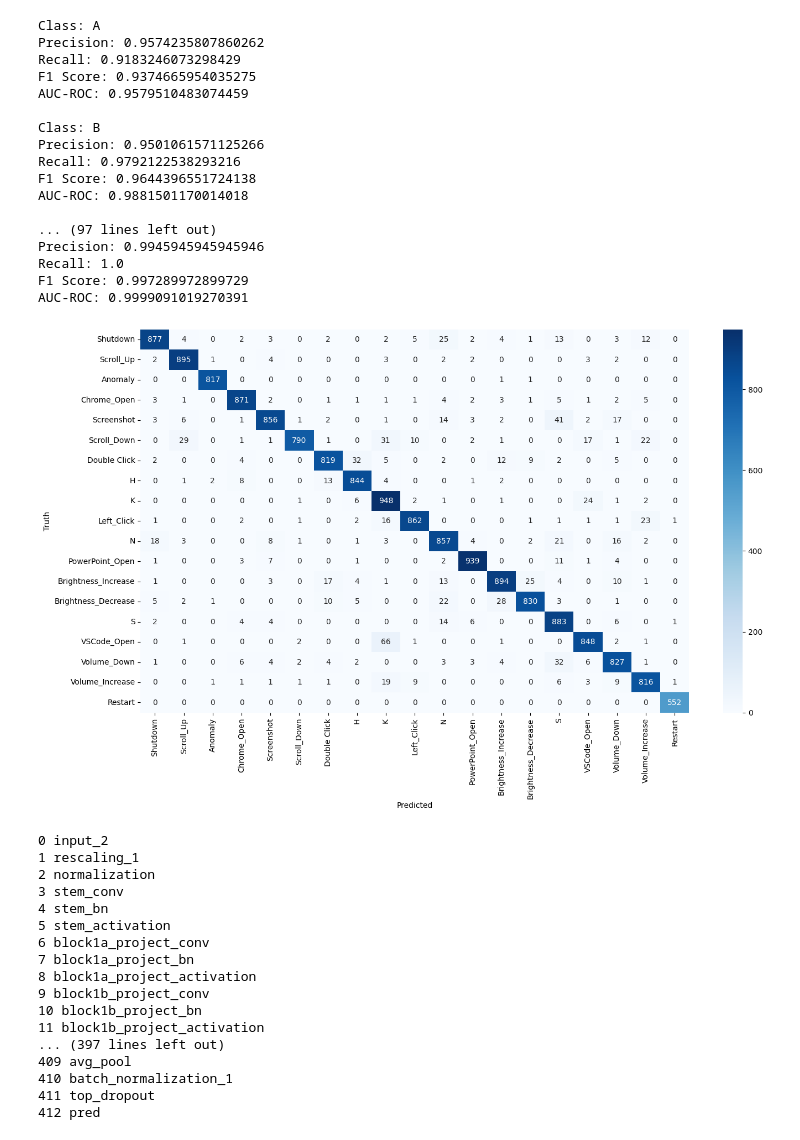
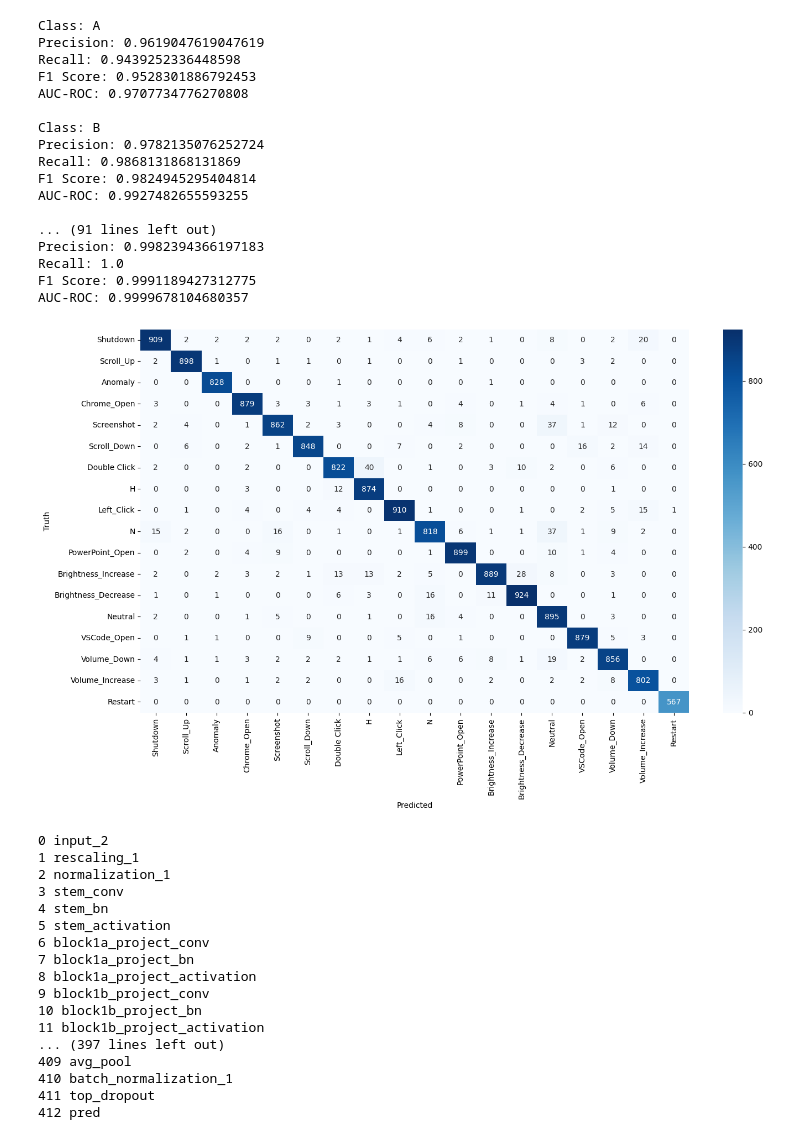
Before and after one commit to AbhinashShrestha/GBHCI, a Jupyter notebook: Model_Training/main_efficientnetv2.ipynb, the cells around one changed output. Cells and saved outputs as stored; diff of their text form; code cells hidden in the pictures.

Commit message:
EfficientNetV2B3_FEB_22_18_classes_A_B_Blank_C_E_F_G_H_L_N_O_P_Q_S_V_X_Y_space trained. need to test

```diff
--- a/Model_Training/main_efficientnetv2.ipynb
+++ b/Model_Training/main_efficientnetv2.ipynb
@@ -212,8 +211,8 @@ outputs = layers.Dense(num_classes, activation="softmax", name="pred", kernel_re
 # outputs = layers.Dense(num_classes, activation="softmax", name="pred")(x)  # Removed L2 regularization
 
 # Compile
-model = keras.Model(inputs, outputs, name="EfficientNet")
-lr_schedule = keras.optimizers.schedules.ExponentialDecay(initial_learning_rate=1e-3, decay_steps=10000, decay_rate=0.9)
+model = keras.Model(inputs, outputs, name="EfficientNetV2B3")
+lr_schedule = keras.optimizers.schedules.ExponentialDecay(initial_learning_rate=1e-4, decay_steps=10000, decay_rate=0.9)
 optimizer = keras.optimizers.Adam(learning_rate=lr_schedule)
 model.compile(optimizer=optimizer, loss="sparse_categorical_crossentropy", metrics=["accuracy","SparseCategoricalAccuracy", "SparseTopKCategoricalAccuracy"])
 # %%
@@ -402,6 +407,9 @@ cm = confusion_matrix(y_true, y_pred)
 # Define the mapping between class names and labels
 # ['A', 'B', 'Blank', 'C', 'E', 'F', 'G', 'H', 'K', 'L', 'N', 'O', 'P', 'Q', 'S', 'V', 'X', 'Y', 'space']
 
+
+#feb 22
+# 'A', 'B', 'Blank', 'C', 'E', 'F', 'G', 'H', 'L', 'N', 'O', 'P', 'Q', 'S', 'V', 'X', 'Y', 'space'
 class_label_mapping = {
     'A': 'Shutdown',
     'B': 'Scroll_Up',
@@ -411,64 +419,64 @@ class_label_mapping = {
     'F': 'Scroll_Down',
     'G': 'Double Click',
     'H': 'H',
-    'I': 'I',
+    # 'I': 'I',
     'L': 'Left_Click',
     'N': 'N',
     'O': 'PowerPoint_Open',
     'P': 'Brightness_Increase',
     'Q': 'Brightness_Decrease',
-    'R': 'Right_Click',
-    'S': 'S',
+    # 'R': 'Right_Click',
+    'S': 'Neutral',
     'V': 'VSCode_Open',
-    'W': 'W',
+    # 'W': 'W',
     'X': 'Volume_Down',
     'Y': 'Volume_Increase',
-    '5': 'Neutral',
+    # '5': 'Neutral',
     'space':'Restart',
-    'K': 'K'
+    # 'K': 'K'
 }
 # Create a dictionary that maps indices to labels
 class_labels = {i: class_label_mapping[name] for i, name in enumerate(class_names)}
 
 # Print metrics for each class
 for i, class_name in enumerate(class_names):
     print(f"Class: {class_name}")
     print(f"Precision: {precision[i]}")
     print(f"Recall: {recall[i]}")
     print(f"F1 Score: {f1[i]}")
     print(f"AUC-ROC: {auc_roc[i]}")
     print()
 
 # # Plot confusion matrix as a heatmap
 # plt.figure(figsize=(16,9))
 # sns.heatmap(cm, annot=True, fmt='d',xticklabels=class_names, yticklabels=class_names, cmap='Blues')
 # plt.xlabel('Predicted')
 # plt.ylabel('Truth')
 # plt.show()
 plt.figure(figsize=(16,9))
 sns.heatmap(cm, annot=True, fmt='d', xticklabels=class_labels.values(), yticklabels=class_labels.values(), cmap='Blues')
 plt.xlabel('Predicted')
 plt.ylabel('Truth')
 plt.show()
 # %% [output]
 Class: A
-Precision: 0.9574235807860262
-Recall: 0.9183246073298429
-F1 Score: 0.9374665954035275
-AUC-ROC: 0.9579510483074459
+Precision: 0.9619047619047619
+Recall: 0.9439252336448598
+F1 Score: 0.9528301886792453
+AUC-ROC: 0.9707734776270808
 
 Class: B
-Precision: 0.9501061571125266
-Recall: 0.9792122538293216
-F1 Score: 0.9644396551724138
-AUC-ROC: 0.9881501170014018
+Precision: 0.9782135076252724
+Recall: 0.9868131868131869
+F1 Score: 0.9824945295404814
+AUC-ROC: 0.9927482655593255
 
-... (97 lines left out)
-Precision: 0.9945945945945946
+... (91 lines left out)
+Precision: 0.9982394366197183
 Recall: 1.0
-F1 Score: 0.997289972899729
-AUC-ROC: 0.9999091019270391
+F1 Score: 0.9991189427312775
+AUC-ROC: 0.9999678104680357
-[figure, old version]
+[figure, new version]
 # %%
 # let's visualize layer names and layer indices to see how many layers
 # we should freeze:
@@ -477,7 +485,7 @@ for i, layer in enumerate(model.layers):
 # %% [output]
 0 input_2
 1 rescaling_1
-2 normalization
+2 normalization_1
 3 stem_conv
 4 stem_bn
 5 stem_activation
```
Also changed, not shown: parts of 16 cells of this notebook.
